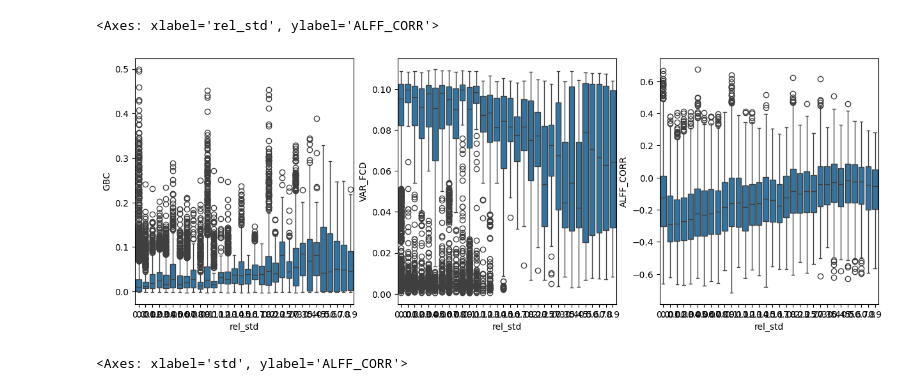
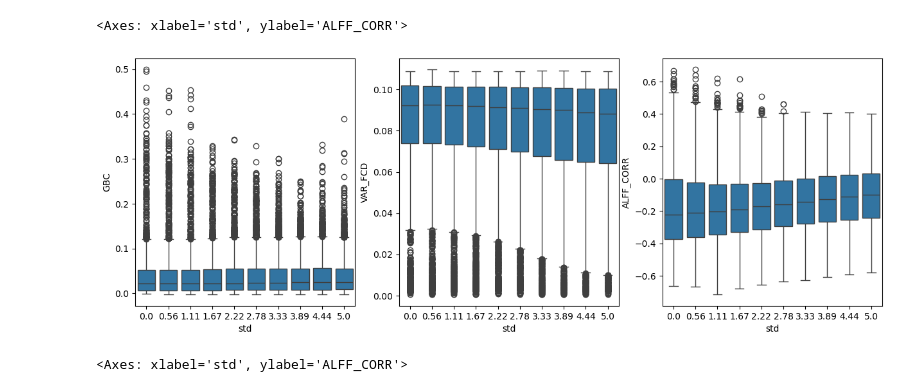
Before and after one commit to giapre/GMV, a Jupyter notebook: notebooks/plot_features_and_demo.ipynb, the cells around one changed output. Drawn from its saved outputs; the diff is of its cells as text; code cells hidden in the pictures.

```diff
--- a/notebooks/plot_features_and_demo.ipynb
+++ b/notebooks/plot_features_and_demo.ipynb
@@ -15,12 +15,12 @@ df['rel_std'] = df['rel_std'].round(2)
 emp_df = pd.read_csv(f'{Paths.RESULTS}/full_emp_features.csv', index_col='pid')
 # %%
 fig, axes = plt.subplots(1, 3, figsize=(15,5))
-sns.boxplot(data=df, x='rel_std', y='GBC', ax=axes[0])
-sns.boxplot(data=df, x='rel_std', y='VAR_FCD', ax=axes[1])
-sns.boxplot(data=df, x='rel_std', y='ALFF_CORR', ax=axes[2])
+sns.boxplot(data=df, x='std', y='GBC', ax=axes[0])
+sns.boxplot(data=df, x='std', y='VAR_FCD', ax=axes[1])
+sns.boxplot(data=df, x='std', y='ALFF_CORR', ax=axes[2])
 # %% [output]
-<Axes: xlabel='rel_std', ylabel='ALFF_CORR'>
+<Axes: xlabel='std', ylabel='ALFF_CORR'>
-[figure, old version]
+[figure, new version]
 # %%
 healthy = df[df['mean']==11.11]
 fig, axes = plt.subplots(1, 3, figsize=(15,5))
```
Also changed, not shown: parts of 5 cells of this notebook, 2 other files.
